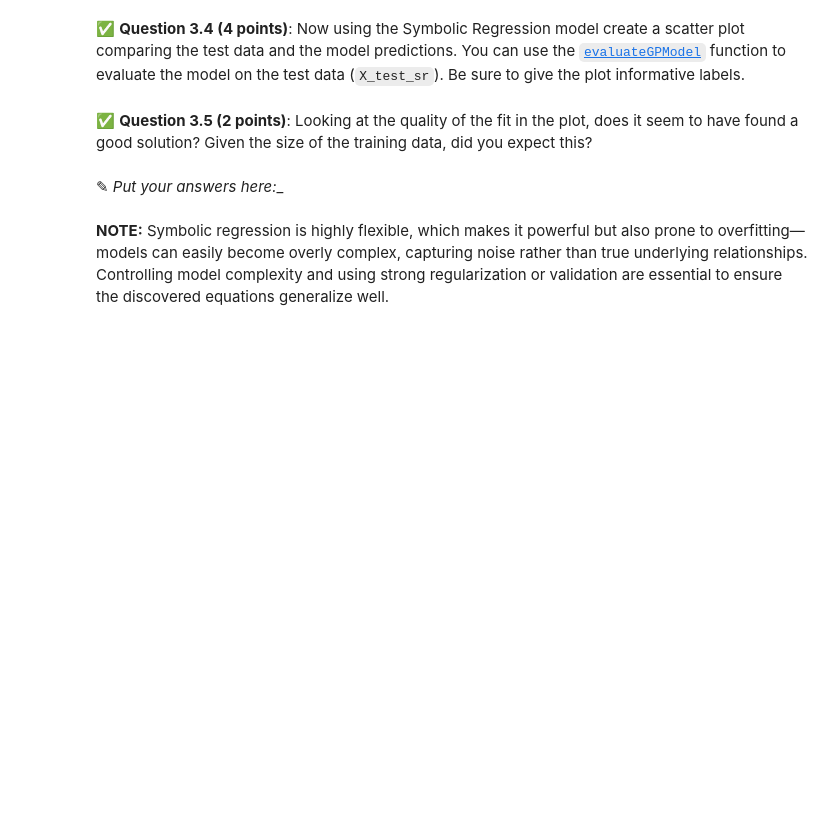
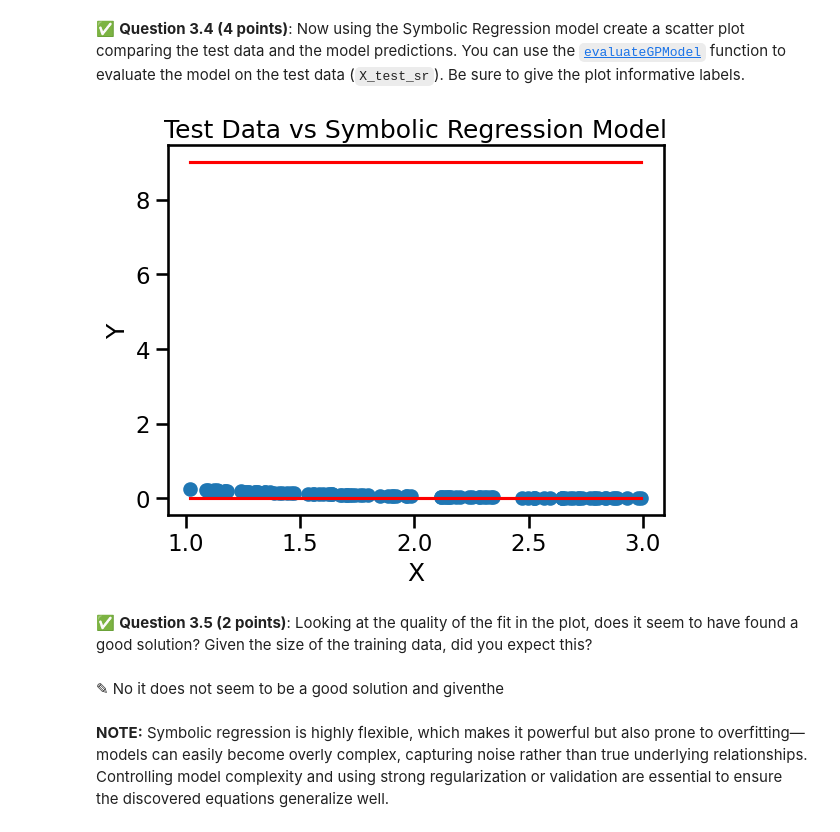
Before and after one commit to JosephM16/CMSE202-f25-turnin, a Jupyter notebook: hw-03/HW-03_Regression-S26-STUDENT.ipynb, the cells around one changed output. Cells and saved outputs as stored; diff of their text form; code cells hidden in the pictures; blank space fills up the shorter version.

```diff
--- a/hw-03/HW-03_Regression-S26-STUDENT.ipynb
+++ b/hw-03/HW-03_Regression-S26-STUDENT.ipynb
@@ -258,7 +269,19 @@ This will take about 1 minute to run.
+# %%
+# put your code here
+y_test_pred_sr = sgp.evaluateGPModel(model_sr, X_test_sr)
+
+plt.scatter(X_test_sr[0], y_test_sr, label="Test Data")
+plt.plot(X_test_sr[0], y_test_pred_sr, color='red', label="Symbolic Regression Model")
+plt.xlabel("X")
+plt.ylabel("Y")
+plt.title("Test Data vs Symbolic Regression Model")
+plt.show()
+# %% [output]
+[figure, added]
 # %% [markdown]
 &#9989; **Question 3.5 (2 points)**: Looking at the quality of the fit in the plot, does it seem to have found a good solution? Given the size of the training data, did you expect this?
-# %% [markdown]
-<font size=+3>&#9998;</font> _Put your answers here:__
+# %% [markdown]
+<font size=+3>&#9998;</font> No it does not seem to be a good solution and giventhe
 # %% [markdown]
 **NOTE:** Symbolic regression is highly flexible, which makes it powerful but also prone to overfitting—models can easily become overly complex, capturing noise rather than true underlying relationships. Controlling model complexity and using strong regularization or validation are essential to ensure the discovered equations generalize well.
 # %% [markdown]
```
Also changed, not shown: parts of 6 cells of this notebook.
